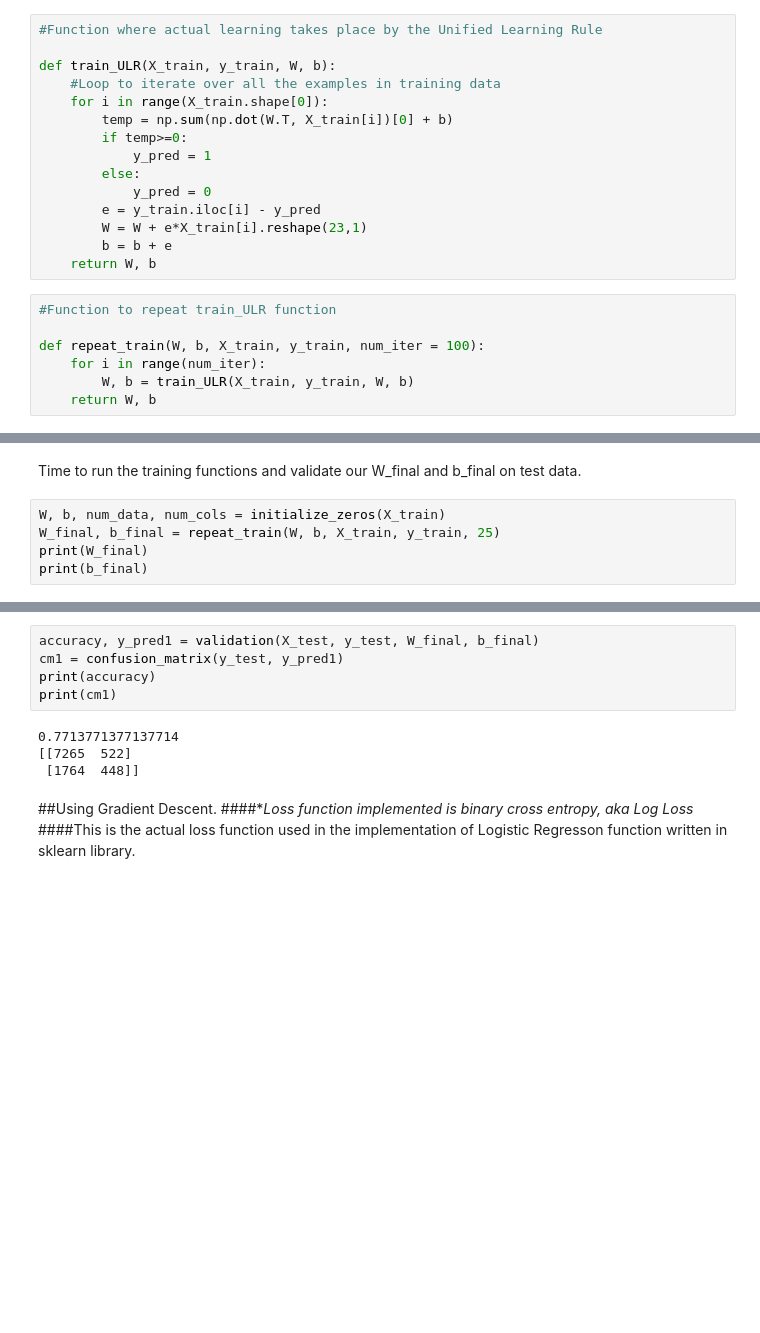
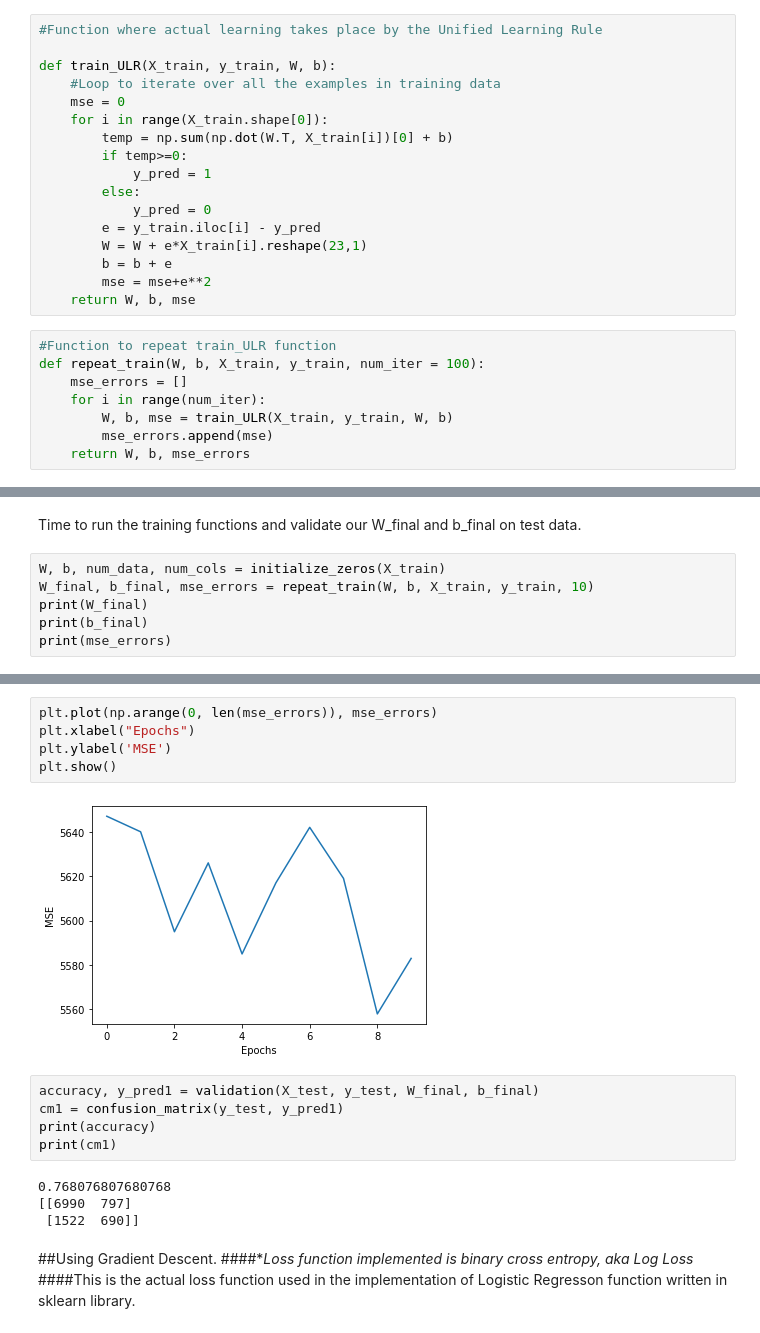
Before and after one commit to SusmitWani/NNFL-Course-Fall-2020, a Jupyter notebook: NNFL_Homework1.ipynb, the cells around one changed output, grey strips where cells are left out. Saved outputs shown, nothing was run; the diff lists cells and outputs as text; blank space fills up the shorter version.

```diff
--- a/NNFL_Homework1.ipynb
+++ b/NNFL_Homework1.ipynb
@@ -120,6 +137,7 @@ def initialize_zeros(X):
 
 def train_ULR(X_train, y_train, W, b):
     #Loop to iterate over all the examples in training data
+    mse = 0
     for i in range(X_train.shape[0]):
         temp = np.sum(np.dot(W.T, X_train[i])[0] + b)
         if temp>=0:
@@ -129,14 +147,16 @@ def train_ULR(X_train, y_train, W, b):
         e = y_train.iloc[i] - y_pred
         W = W + e*X_train[i].reshape(23,1)
         b = b + e
-    return W, b
+        mse = mse+e**2
+    return W, b, mse
 # %%
 #Function to repeat train_ULR function
-
 def repeat_train(W, b, X_train, y_train, num_iter = 100):
+    mse_errors = []
     for i in range(num_iter):
-        W, b = train_ULR(X_train, y_train, W, b)
-    return W, b
+        W, b, mse = train_ULR(X_train, y_train, W, b)
+        mse_errors.append(mse)
+    return W, b, mse_errors
 # %% [markdown]
 ##Code to validate the calculated W_final and b_final
 # %%
@@ -161,7 +181,8 @@ def validation(X_test, y_test, W_final, b_final):
 Time to run the training functions and validate our W_final and b_final on test data.
 # %%
 W, b, num_data, num_cols = initialize_zeros(X_train)
-W_final, b_final = repeat_train(W, b, X_train, y_train, 25)
+W_final, b_final, mse_errors = repeat_train(W, b, X_train, y_train, 10)
 print(W_final)
 print(b_final)
+print(mse_errors)
 # %% [output]
@@ -185,12 +206,19 @@ print(b_final)
+# %%
+plt.plot(np.arange(0, len(mse_errors)), mse_errors)
+plt.xlabel("Epochs")
+plt.ylabel('MSE')
+plt.show()
+# %% [output]
+[figure, added]
 # %%
 accuracy, y_pred1 = validation(X_test, y_test, W_final, b_final)
 cm1 = confusion_matrix(y_test, y_pred1)
 print(accuracy)
 print(cm1)
 # %% [output]
-0.7713771377137714
-[[7265  522]
- [1764  448]]
+0.768076807680768
+[[6990  797]
+ [1522  690]]
 # %% [markdown]
 ##Using Gradient Descent.
 ####**Loss function implemented is binary cross entropy, aka Log Loss*
```
Also changed, not shown: parts of 7 cells of this notebook.
